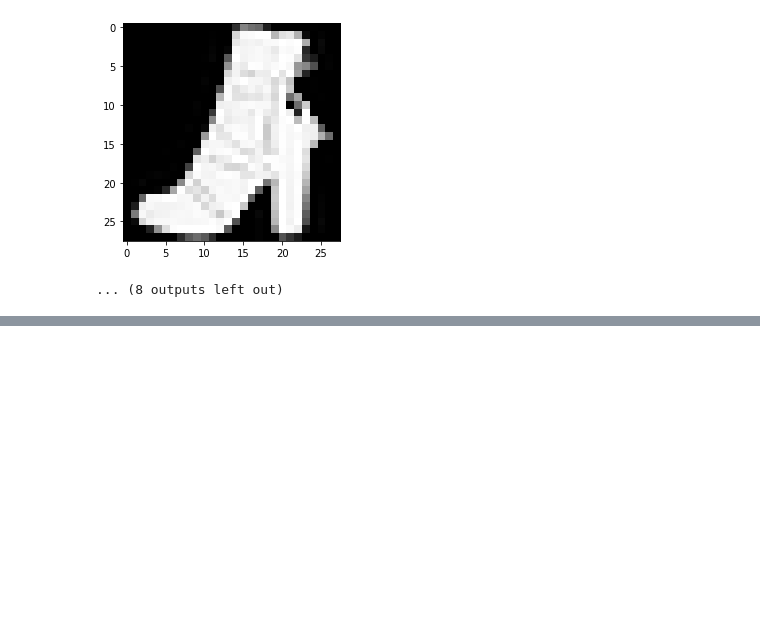
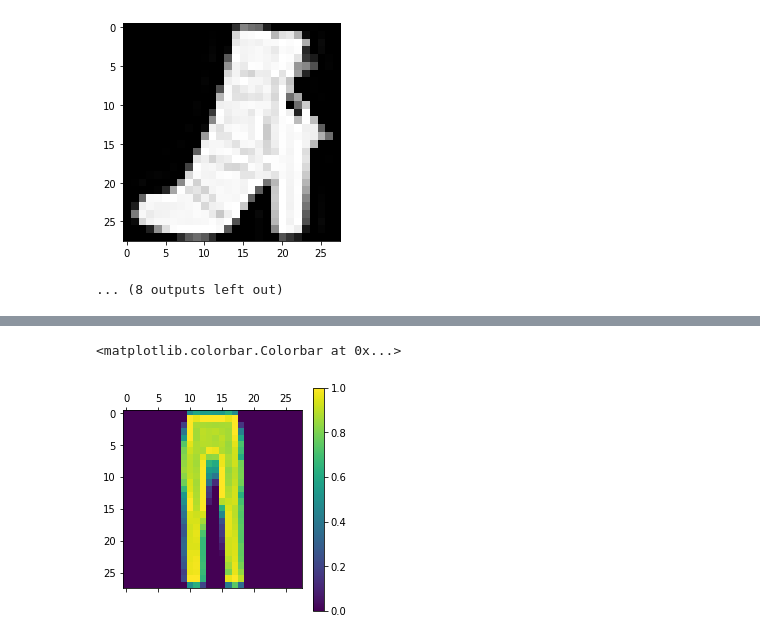
Before and after one commit to rosinality/glow-pytorch, a Jupyter notebook: notebooks/loss_plot.ipynb, the cells around one changed output, grey strips where cells are left out. Saved outputs shown, nothing was run; the diff lists cells and outputs as text; code cells hidden in the pictures; blank space fills up the shorter version.

```diff
--- a/notebooks/loss_plot.ipynb
+++ b/notebooks/loss_plot.ipynb
@@ -96,0 +126,2 @@ tensor([[  0,   0,   0,   0,   0,   0,   0,   0,   0,   0,   0,   0,   0,   0,
+# %%
+i1 = neighbors[0][:, 1].argmin()
@@ -96,0 +130,6 @@ tensor([[  0,   0,   0,   0,   0,   0,   0,   0,   0,   0,   0,   0,   0,   0,
+# %%
+plt.matshow(X[i1].reshape(28,28))
+plt.colorbar()
+# %% [output]
+<matplotlib.colorbar.Colorbar at 0x...>
+[figure, added]
```
Also changed, not shown: parts of 16 cells of this notebook, 3 other files.
